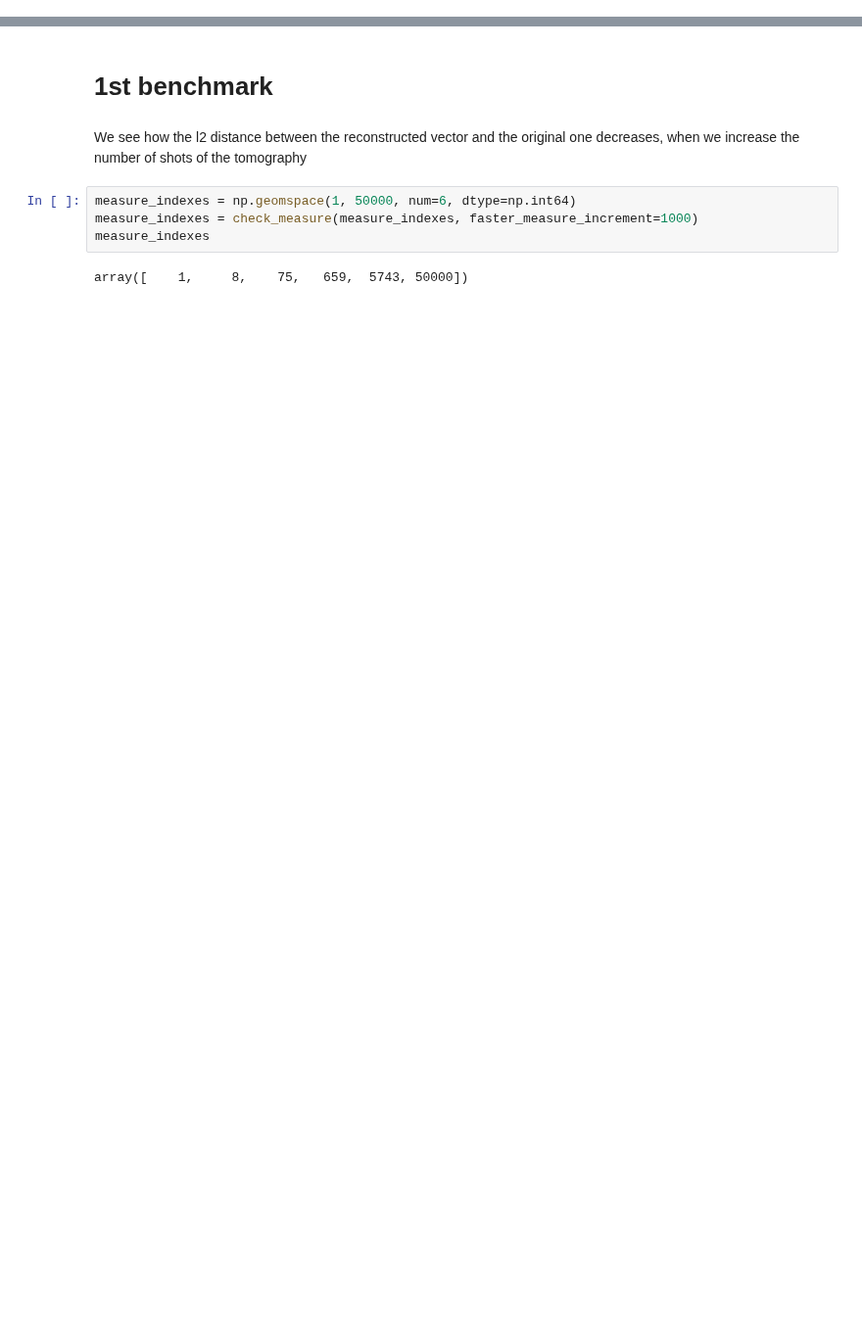
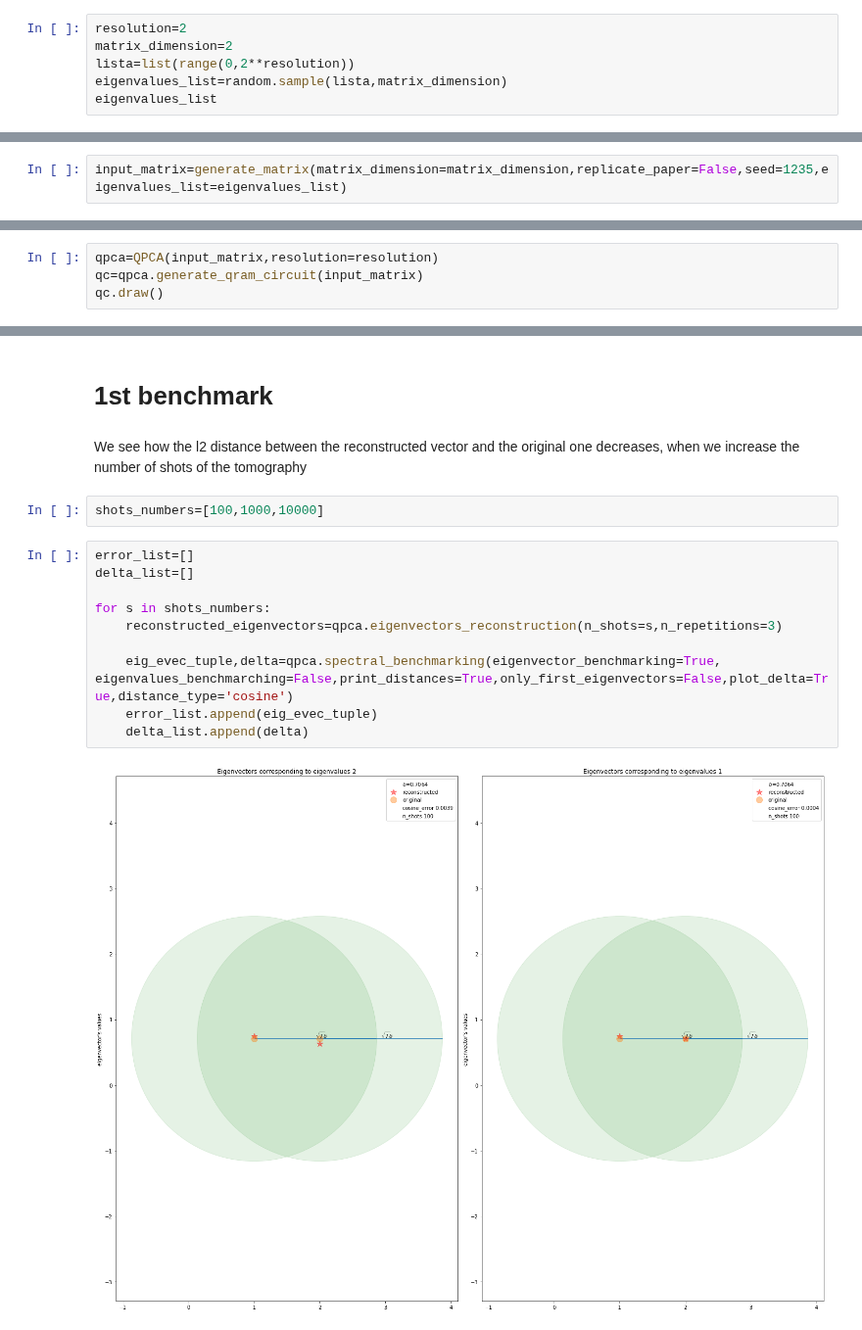
Before and after one commit to PolnareffPark/QuPCA, a Jupyter notebook: Benchmark.ipynb, the cells around one changed output, grey strips where cells are left out. Shown at 98% size. Saved outputs shown, nothing was run; the diff lists cells and outputs as text; blank space fills up the shorter version.

```diff
--- a/Benchmark.ipynb
+++ b/Benchmark.ipynb
@@ -74,0 +11,6 @@ q_1: ───────────────────┤ Ry(0.5735) ├
+# %%
+resolution=2
+matrix_dimension=2
+lista=list(range(0,2**resolution))
+eigenvalues_list=random.sample(lista,matrix_dimension)
+eigenvalues_list
@@ -74,0 +19,2 @@ q_1: ───────────────────┤ Ry(0.5735) ├
+# %%
+input_matrix=generate_matrix(matrix_dimension=matrix_dimension,replicate_paper=False,seed=1235,eigenvalues_list=eigenvalues_list)
@@ -74,0 +28,4 @@ q_1: ───────────────────┤ Ry(0.5735) ├
+# %%
+qpca=QPCA(input_matrix,resolution=resolution)
+qc=qpca.generate_qram_circuit(input_matrix)
+qc.draw()
@@ -107,9 +61,17 @@ reconstructed_statevector'''
 # 1st benchmark
 # %% [markdown]
 We see how the l2 distance between the reconstructed vector and the original one decreases, when we increase the number of shots of the tomography
-# %%
-measure_indexes = np.geomspace(1, 50000, num=6, dtype=np.int64)
-measure_indexes = check_measure(measure_indexes, faster_measure_increment=1000)
-measure_indexes
-# %% [output]
-array([    1,     8,    75,   659,  5743, 50000])
+# %%
+shots_numbers=[100,1000,10000]
+# %%
+error_list=[]
+delta_list=[]
+
+for s in shots_numbers:
+    reconstructed_eigenvectors=qpca.eigenvectors_reconstruction(n_shots=s,n_repetitions=3)
+
+    eig_evec_tuple,delta=qpca.spectral_benchmarking(eigenvector_benchmarking=True, eigenvalues_benchmarching=False,print_distances=True,only_first_eigenvectors=False,plot_delta=True,distance_type='cosine')
+    error_list.append(eig_evec_tuple)
+    delta_list.append(delta)
+# %% [output]
+[figure, added]
```
Also changed, not shown: parts of 38 cells of this notebook.
